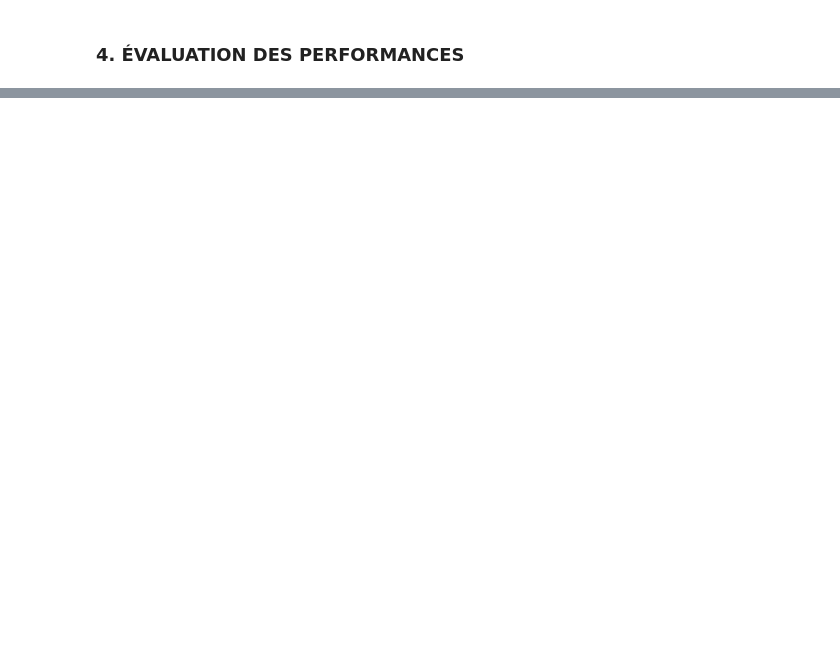
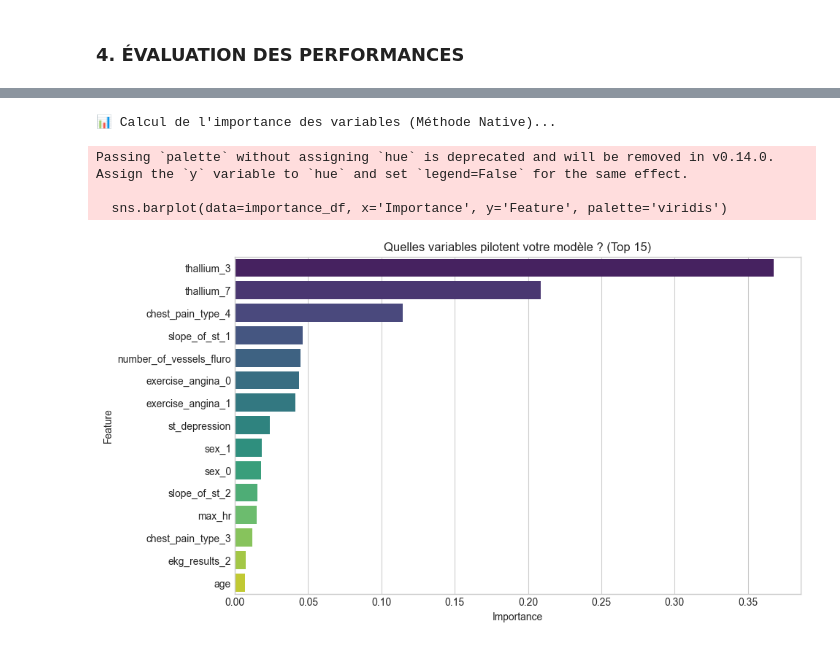
Before and after one commit to Anas7823/heart-disease-prediction, a Jupyter notebook: notebooks/Python/03_model_training.ipynb, the cells around one changed output, grey strips where cells are left out. Drawn from its saved outputs; the diff is of its cells as text; code cells hidden in the pictures; blank space fills up the shorter version.

```diff
--- a/notebooks/Python/03_model_training.ipynb
+++ b/notebooks/Python/03_model_training.ipynb
@@ -202,0 +193,39 @@ ValueError: could not convert string to float: '[5E-1]'
+# %%
+# ==============================================================================
+# ALTERNATIVE : Importance des variables (Méthode Native)
+# ==============================================================================
+import matplotlib.pyplot as plt
+import pandas as pd
+
+print("📊 Calcul de l'importance des variables (Méthode Native)...")
+
+# 1. On récupère le modèle entraîné à l'intérieur du Pipeline
+xgb_model = model.named_steps['classifier']
+
+# 2. On récupère les noms des colonnes après transformation
+# (Même logique que tout à l'heure, mais juste pour l'affichage)
+if len(cat_cols) > 0:
+    cat_names = model.named_steps['preprocessor'].named_transformers_['cat'].named_steps['encoder'].get_feature_names_out(cat_cols).tolist()
+else:
+    cat_names = []
+feature_names = num_cols + cat_names
+
+# 3. Création d'un DataFrame pour le graphique
+importance_df = pd.DataFrame({
+    'Feature': feature_names,
+    'Importance': xgb_model.feature_importances_
+})
+
+# 4. Tri et Affichage
+importance_df = importance_df.sort_values(by='Importance', ascending=False).head(15) # Top 15
+
+plt.figure(figsize=(10, 6))
+sns.barplot(data=importance_df, x='Importance', y='Feature', palette='viridis')
+plt.title('Quelles variables pilotent votre modèle ? (Top 15)')
+plt.show()
+# %% [output]
+📊 Calcul de l'importance des variables (Méthode Native)...
+Passing `palette` without assigning `hue` is deprecated and will be removed in v0.14.0. Assign the `y` variable to `hue` and set `legend=False` for the same effect.
+
+  sns.barplot(data=importance_df, x='Importance', y='Feature', palette='viridis')
+[figure, added]
```
Also changed, not shown: parts of 6 cells of this notebook, 1 other file.
